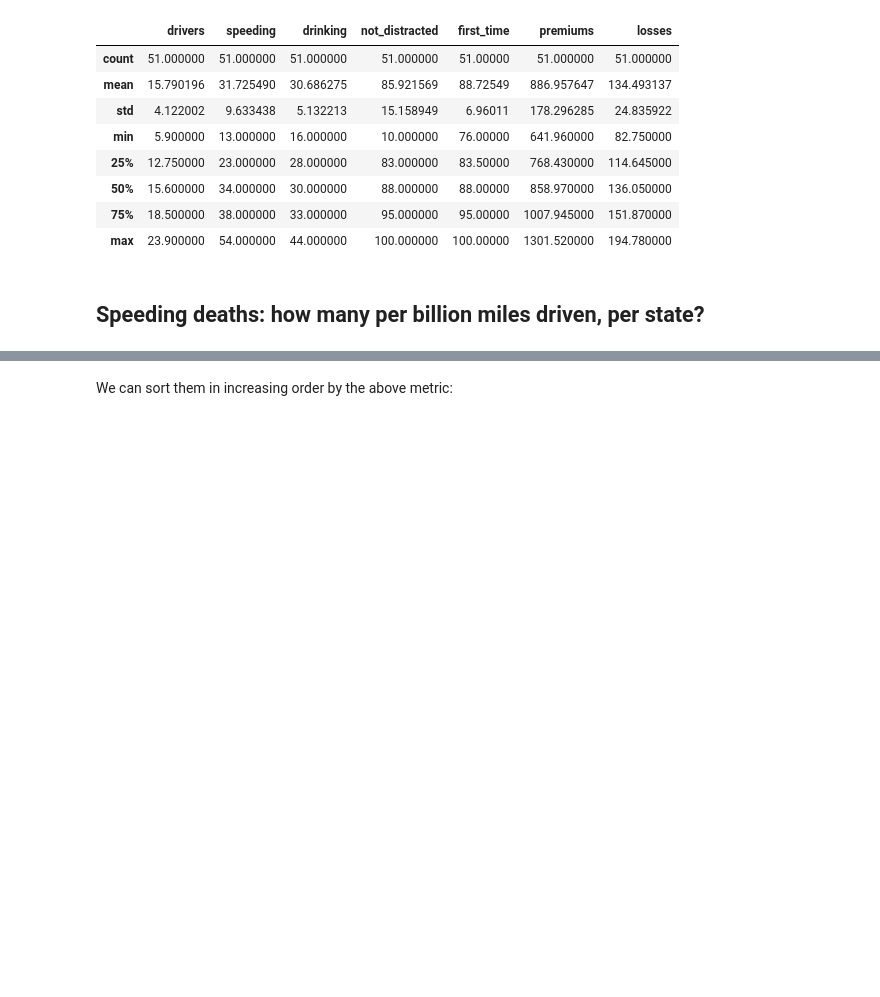
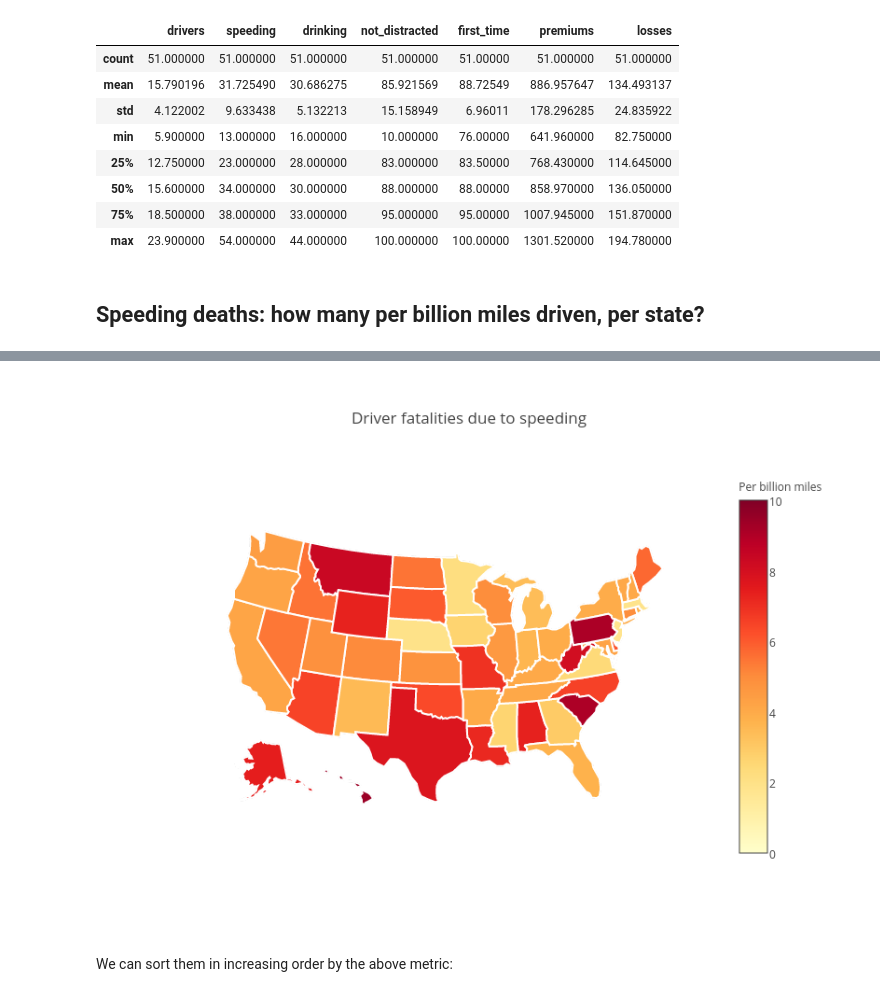
Before and after one commit to jwuphysics/bad-drivers, a Jupyter notebook: Mapping Bad Drivers.ipynb, the cells around one changed output, grey strips where cells are left out. Cells and saved outputs as stored; diff of their text form; code cells hidden in the pictures; blank space fills up the shorter version.

Commit message:
make plots work in nb

```diff
--- a/Mapping Bad Drivers.ipynb
+++ b/Mapping Bad Drivers.ipynb
@@ -121,5 +122,6 @@ layout = dict(title='Driver fatalities due to speeding',
 
 fig = dict(data=data, layout=layout)
 
-iplot(fig)
+#iplot(fig, image='png')
+Image('images/speeding.png')
 # %% [output]
@@ -127,3 +128,4 @@ iplot(fig)
+[figure, added]
 # %% [markdown]
 We can sort them in increasing order by the above metric:
 # %%
```
Also changed, not shown: parts of 5 cells of this notebook, 4 other files.
